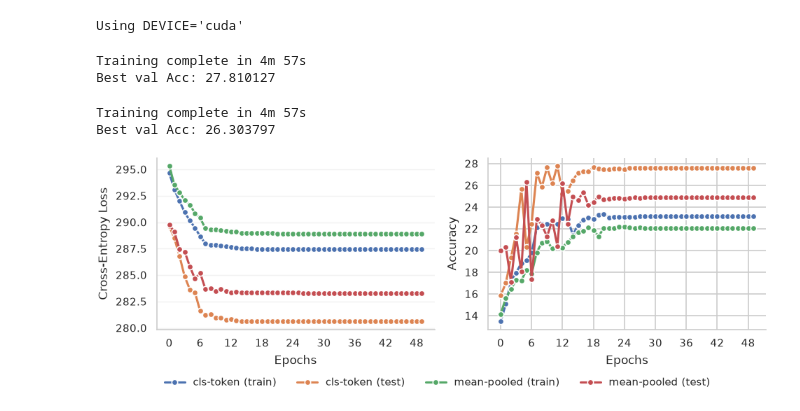
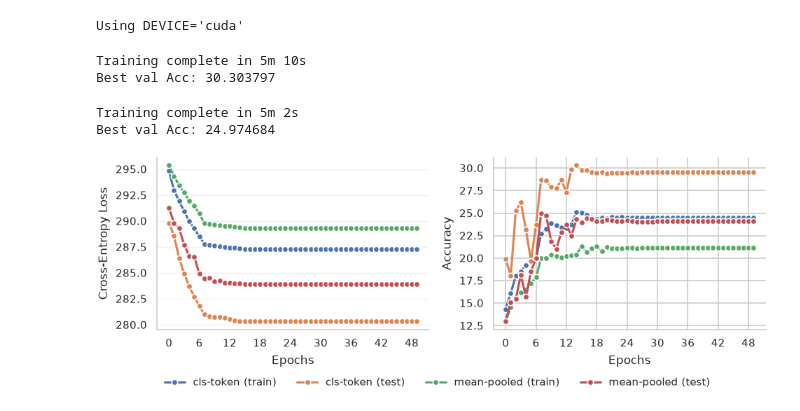
Before and after one commit to l-laidev/Advanced-Topics-in-Machine-Learning, a Jupyter notebook: PA0/Task 2 Understanding ViT Part 5.ipynb, the cells around one changed output. Saved outputs shown, nothing was run; the diff lists cells and outputs as text; code cells hidden in the pictures.

Commit message:
Rerun: ViT tasks (part 5) + commit figures and results

```diff
--- a/PA0/Task 2 Understanding ViT Part 5.ipynb
+++ b/PA0/Task 2 Understanding ViT Part 5.ipynb
@@ -27,8 +27,11 @@ DEVICE = torch.accelerator.current_accelerator().type if torch.accelerator.is_av
 SAMPLES_BASE="task-2-imagenet-samples"
 BASE = "vit-task"
 BASE_PLOTS = os.path.join(BASE, "plots")
+BASE_MODELS = os.path.join(BASE, "models")
 
 os.makedirs(BASE_PLOTS, exist_ok=True)
+os.makedirs(BASE_MODELS, exist_ok=True)
+
 print(f"Using {DEVICE=}")
 # %% [output]
 Using DEVICE='cuda'
@@ -146,10 +151,10 @@ dataloaders, dataset_sizes = make_dataloaders(datasets, batch_size=None, n_worke
 classifier = create_clf_head(in_features).to(DEVICE)
 criterion, optimizer, exp_sched = create_classification(classifier, lr=LR, momentum=MOMENTUM, step_size=STEP_SIZE, gamma=GAMMA)
 # %%
-train_model("vit-task_cls-token", classifier, criterion, optimizer, exp_sched, dataloaders, dataset_sizes, num_epochs=N_EPOCHS)
+train_model(os.path.join(BASE_MODELS, "vit-task_cls-token"), classifier, criterion, optimizer, exp_sched, dataloaders, dataset_sizes, num_epochs=N_EPOCHS)
 # %% [output]
-Training complete in 4m 57s
-Best val Acc: 27.810127
+Training complete in 5m 10s
+Best val Acc: 30.303797
 # %%
 datasets = {
     phase: FeatureDataset(feature_dir=os.path.join(BASE_PRECOMPUTED, f"{phase}/mean"), labels_dir=os.path.join(BASE_PRECOMPUTED, f"{phase}/label"))
@@ -160,15 +165,15 @@ dataloaders, dataset_sizes = make_dataloaders(datasets, batch_size=None, n_worke
 classifier = create_clf_head(in_features).to(DEVICE)
 criterion, optimizer, exp_sched = create_classification(classifier, lr=LR, momentum=MOMENTUM, step_size=STEP_SIZE, gamma=GAMMA)
 # %%
-train_model("vit-task_mean-pooled", classifier, criterion, optimizer, exp_sched, dataloaders, dataset_sizes, num_epochs=N_EPOCHS)
+train_model(os.path.join(BASE_MODELS, "vit-task_mean-pooled"), classifier, criterion, optimizer, exp_sched, dataloaders, dataset_sizes, num_epochs=N_EPOCHS)
 # %% [output]
-Training complete in 4m 57s
-Best val Acc: 26.303797
+Training complete in 5m 2s
+Best val Acc: 24.974684
 # %%
 fig, (ax1, ax2) = plt.subplots(1,2, figsize=(6.5, 2.4))
 
 for fname in ["vit-task_cls-token", "vit-task_mean-pooled"]:
-    with open(f"{fname}.json", "r") as f:
+    with open(os.path.join(BASE_MODELS, f"{fname}.json"), "r") as f:
         perf = json.loads(f.read())
 
 
@@ -193,31 +198,31 @@ for fname in ["vit-task_cls-token", "vit-task_mean-pooled"]:
                 "column": "accuracy",
                 "title": "",
                 "xlabel": "Epochs",
                 "ylabel": "Accuracy",
                 "lineplot_kwargs": {**lineplot_kwargs, "ax": ax2},
             },
         ]
 
         plot_line(perf_df, configs)
 
 ax1.grid(axis="y", alpha=0.25, linewidth=0.7)
 ax1.grid(axis="x", visible=False)
 
 handles, labels = ax1.get_legend_handles_labels()
 ax1.legend_.remove()
 ax2.legend_.remove()
 fig.legend(
     handles,
     labels,
     loc="lower center",
     ncol=4,
     frameon=False,
     fontsize=7,
     bbox_to_anchor=(0.5, -0.01),
 )
 fig.tight_layout(rect=[0, 0.06, 1, 1])
 
 plt.savefig(os.path.join(BASE_PLOTS, "vit-cls-vs-mean.pdf"), bbox_inches="tight", dpi=300)
 plt.show()
 # %% [output]
-[figure, old version]
+[figure, new version]
```
Also changed, not shown: parts of 1 cell of this notebook, 5 other files.
